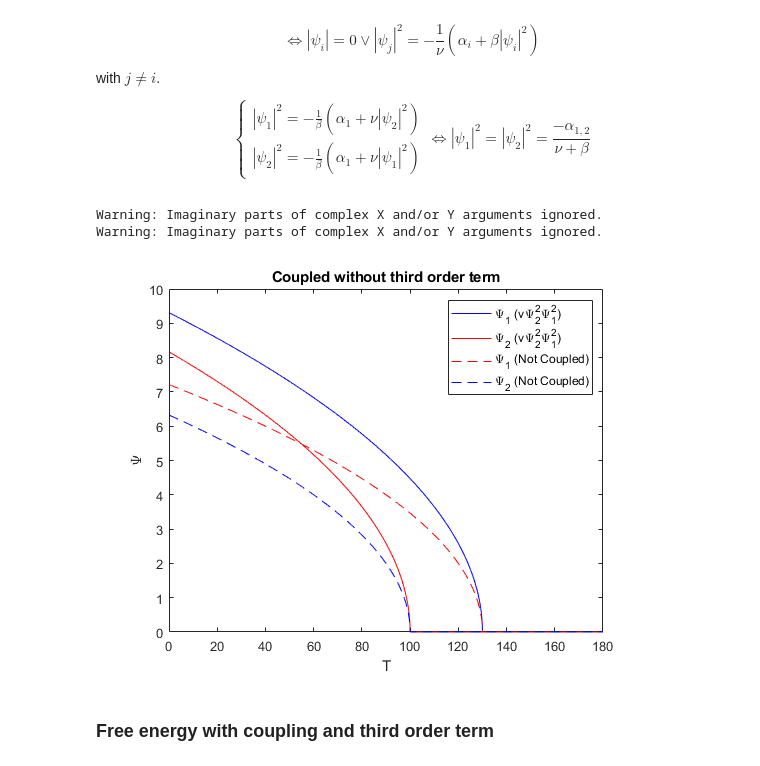
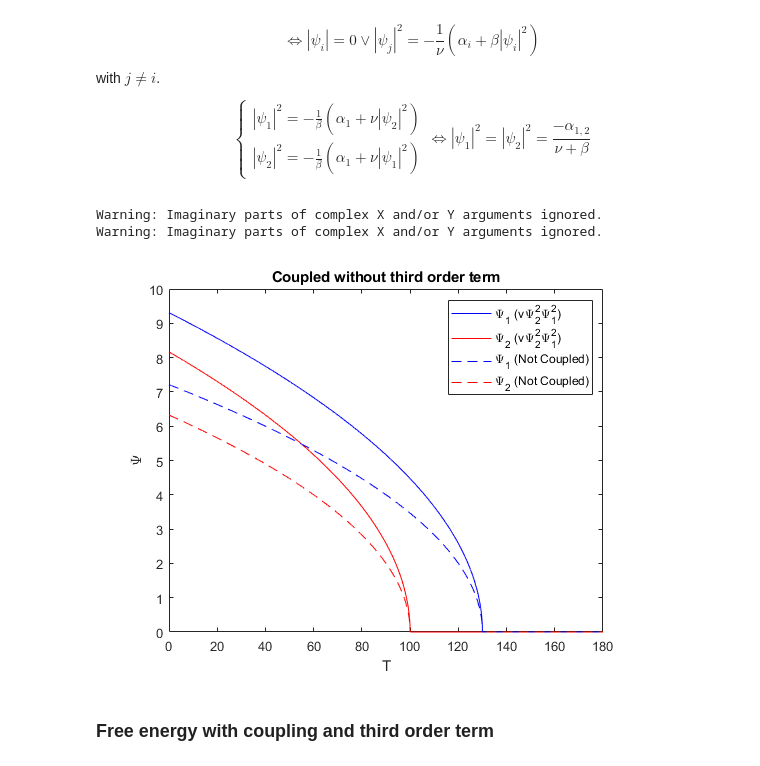
Before and after one commit to Gustavo-01/Projeto_daf, a Jupyter notebook: Project.ipynb, the cells around one changed output. Cells and saved outputs as stored; diff of their text form; code cells hidden in the pictures.

Commit message:
plot psi red e blue trocados

```diff
--- a/Project.ipynb
+++ b/Project.ipynb
@@ -189,19 +189,19 @@ psi_2_noto_v=psi_2(T);
 # %%
 plot(T,psi_1_noto_v,'b')
 hold on
 plot(T,psi_2_noto_v,'r')
 
-plot(T,psi1_nocoupto,'r--')
-plot(T,psi2_nocoupto,'b--')
+plot(T,psi1_nocoupto,'b--')
+plot(T,psi2_nocoupto,'r--')
 title('Coupled without third order term')
 legend('\Psi_1 (v\Psi_2^2\Psi_1^2)','\Psi_2 (v\Psi_2^2\Psi_1^2)','\Psi_1 (Not Coupled)','\Psi_2 (Not Coupled)')
 
 xlabel('T')
 ylabel('\Psi')
 # %% [output]
 Warning: Imaginary parts of complex X and/or Y arguments ignored.
 Warning: Imaginary parts of complex X and/or Y arguments ignored.
-[figure, old version]
+[figure, new version]
 # %% [markdown]
 ### Free energy with coupling and third order term
 # %% [markdown]
```
